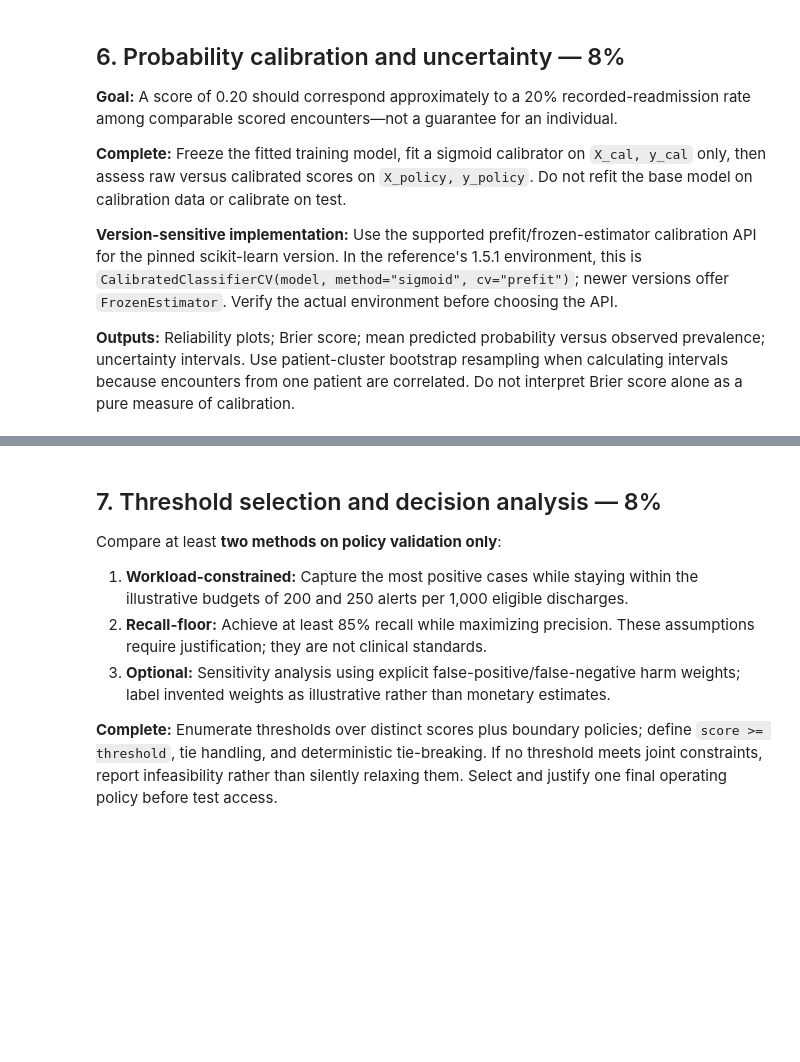
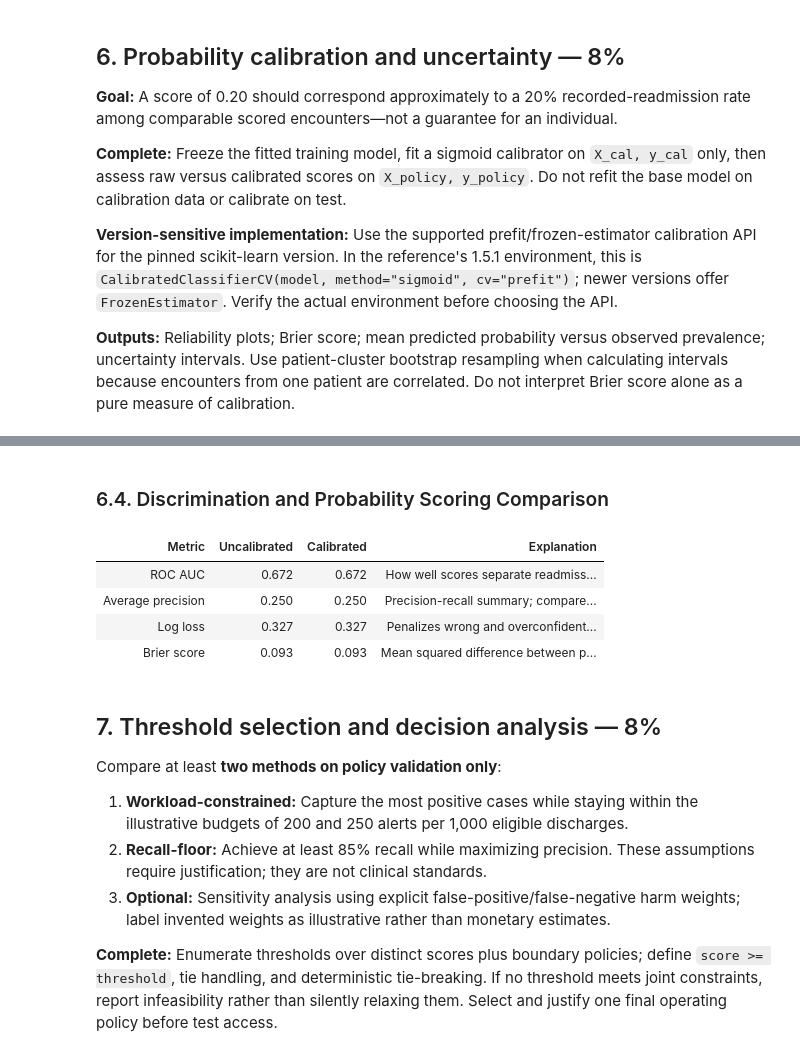
Before and after one commit to leaabj/healthcare_ai, a Jupyter notebook: Diabetes_Readmission_RAI_Skeleton.ipynb, the cells around one changed output, grey strips where cells are left out. Cells and saved outputs as stored; diff of their text form; code cells hidden in the pictures; blank space fills up the shorter version.

```diff
--- a/Diabetes_Readmission_RAI_Skeleton.ipynb
+++ b/Diabetes_Readmission_RAI_Skeleton.ipynb
@@ -768,3 +925,43 @@ First half complete. Calibration, threshold selection, and final-test evaluation
+# %% [markdown]
+### 6.4. Discrimination and Probability Scoring Comparison
+# %%
+metrics_df = pd.DataFrame([
+    {
+        "Metric": "ROC AUC",
+        "Uncalibrated": roc_auc_score(y_policy, p_before),
+        "Calibrated":   roc_auc_score(y_policy, p_after),
+        "Explanation":  "How well scores separate readmissions from non-readmissions across thresholds",
+    },
+    {
+        "Metric": "Average precision",
+        "Uncalibrated": average_precision_score(y_policy, p_before),
+        "Calibrated":   average_precision_score(y_policy, p_after),
+        "Explanation":  "Precision-recall summary; compare with observed prevalence",
+    },
+    {
+        "Metric": "Log loss",
+        "Uncalibrated": log_loss(y_policy, np.clip(p_before, 1e-6, 1-1e-6)),
+        "Calibrated":   log_loss(y_policy, np.clip(p_after,  1e-6, 1-1e-6)),
+        "Explanation":  "Penalizes wrong and overconfident probabilities; lower is better",
+    },
+    {
+        "Metric": "Brier score",
+        "Uncalibrated": brier_score_loss(y_policy, p_before),
+        "Calibrated":   brier_score_loss(y_policy, p_after),
+        "Explanation":  "Mean squared difference between predicted probability and outcome; lower is better",
+    },
+])
+display(
+    metrics_df.style
+    .hide(axis="index")
+    .format({"Uncalibrated": "{:.3f}", "Calibrated": "{:.3f}"})
+)
+# %% [output]
+| Metric | Uncalibrated | Calibrated | Explanation |
+| ROC AUC | 0.672 | 0.672 | How well scores separate readmiss... |
+| Average precision | 0.250 | 0.250 | Precision-recall summary; compare... |
+| Log loss | 0.327 | 0.327 | Penalizes wrong and overconfident... |
+| Brier score | 0.093 | 0.093 | Mean squared difference between p... |
 # %% [markdown]
 ## 7. Threshold selection and decision analysis — 8%
 
```
Also changed, not shown: parts of 10 cells of this notebook.
